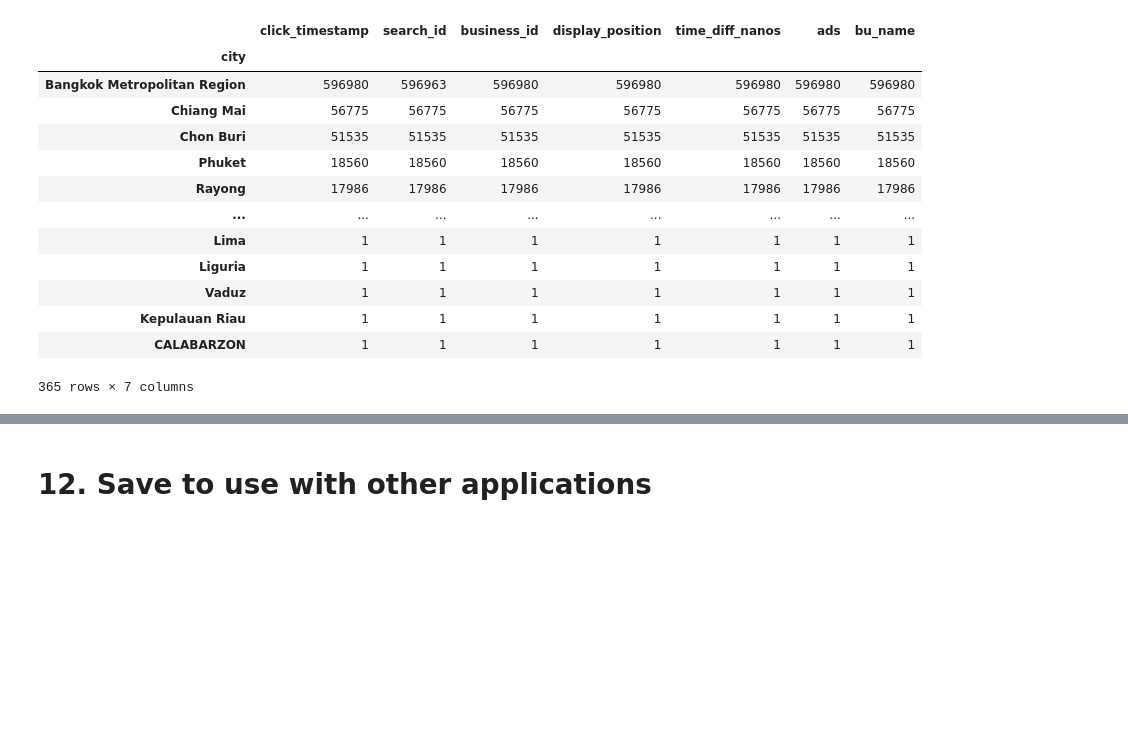
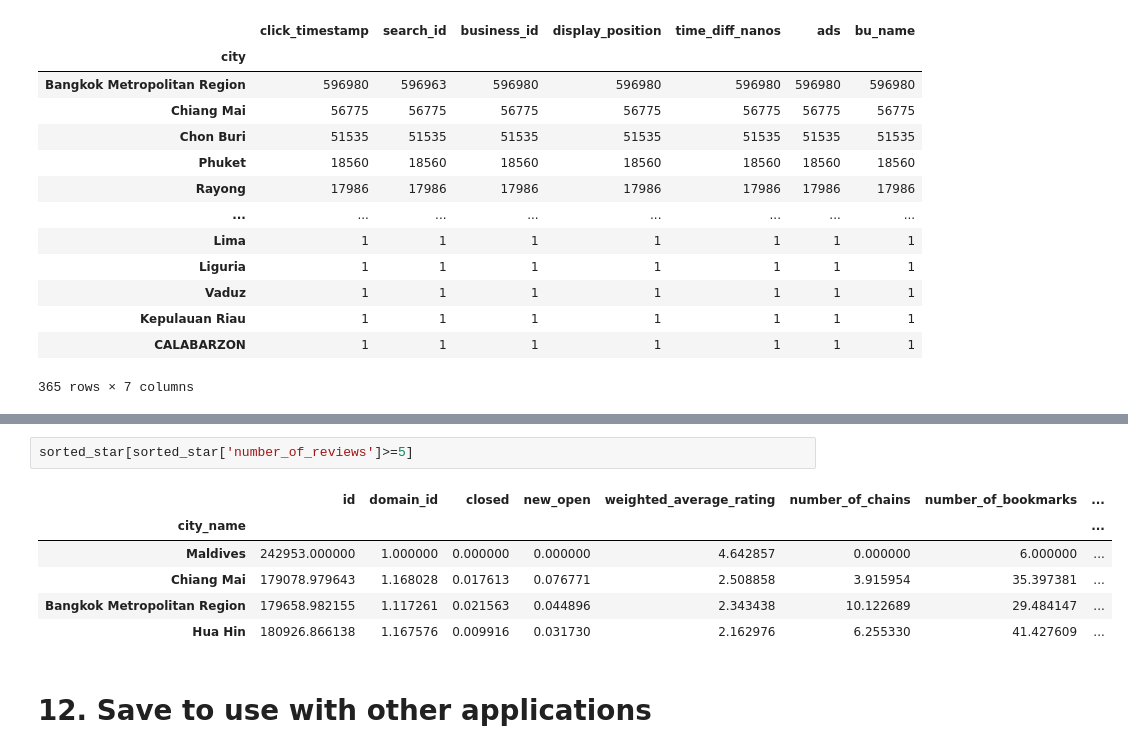
Before and after one commit to warisaaom/KKU_Data_Mining, a Jupyter notebook: Untitled1.ipynb, the cells around one changed output, grey strips where cells are left out. Drawn from its saved outputs; the diff is of its cells as text; blank space fills up the shorter version.

```diff
--- a/Untitled1.ipynb
+++ b/Untitled1.ipynb
@@ -754,3 +830,12 @@ search_click_df.groupby('city').count().sort_values('click_timestamp',ascending=
+# %%
+sorted_star[sorted_star['number_of_reviews']>=5]
+# %% [output]
+|  | id | domain_id | closed | new_open | weighted_average_rating | number_of_chains | number_of_bookmarks | ... |
+| city_name |  |  |  |  |  |  |  | ... |
+| Maldives | 242953.000000 | 1.000000 | 0.000000 | 0.000000 | 4.642857 | 0.000000 | 6.000000 | ... |
+| Chiang Mai | 179078.979643 | 1.168028 | 0.017613 | 0.076771 | 2.508858 | 3.915954 | 35.397381 | ... |
+| Bangkok Metropolitan Region | 179658.982155 | 1.117261 | 0.021563 | 0.044896 | 2.343438 | 10.122689 | 29.484147 | ... |
+| Hua Hin | 180926.866138 | 1.167576 | 0.009916 | 0.031730 | 2.162976 | 6.255330 | 41.427609 | ... |
 # %% [markdown]
 # 12. Save to use with other applications
 # %%
```
Also changed, not shown: parts of 8 cells of this notebook.
